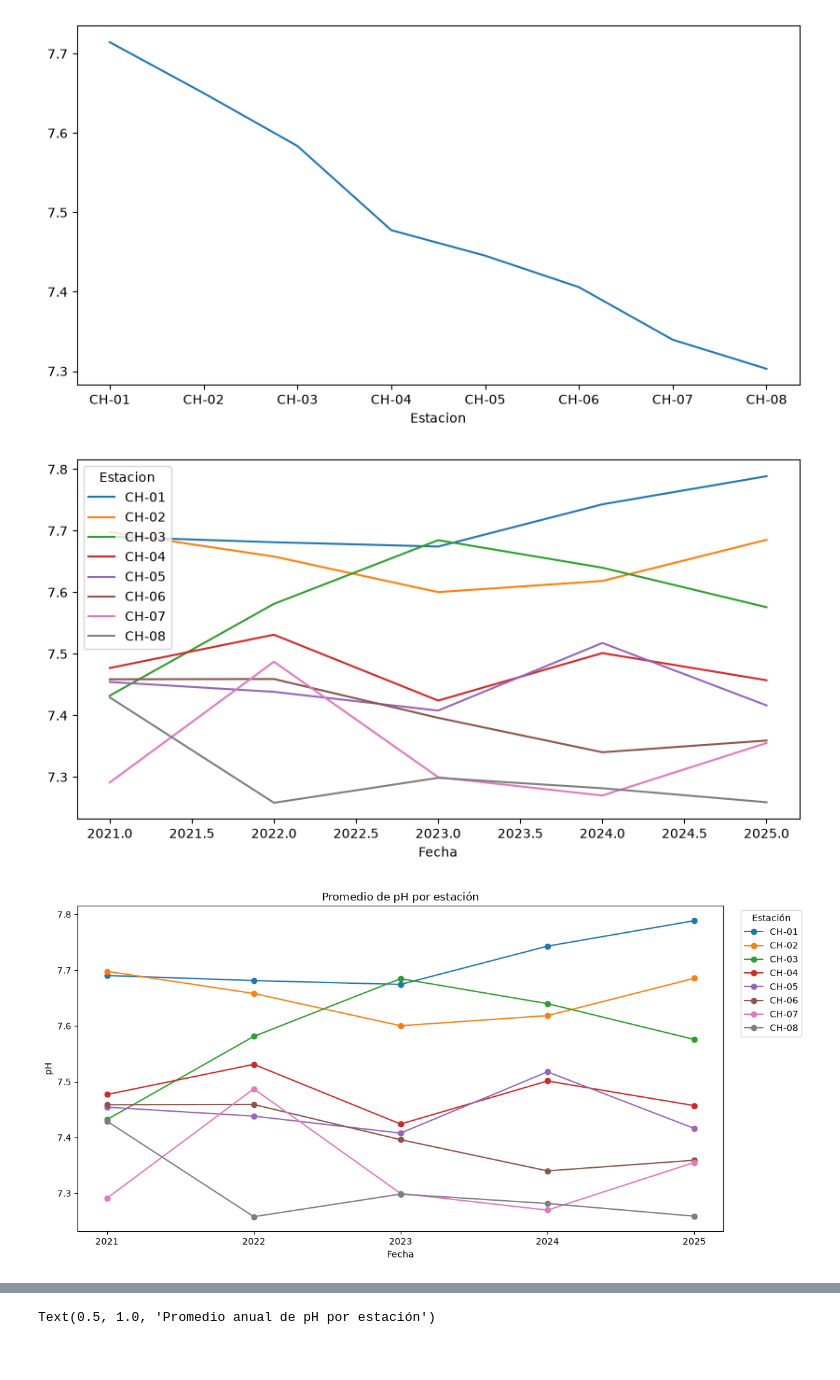
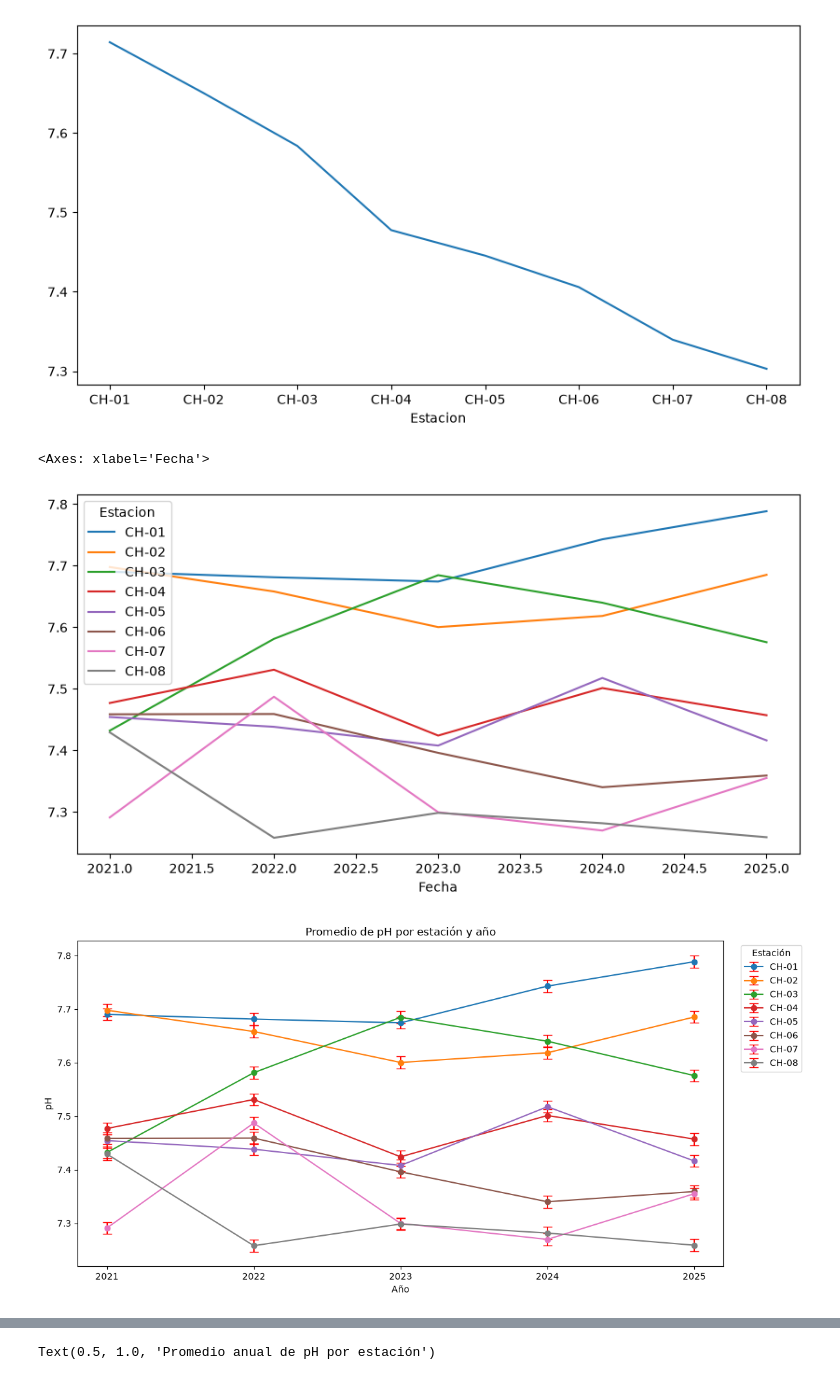
Before and after one commit to BramosV/DASHBOARDS, a Jupyter notebook: CALIDAD_AGUA/notebooks/data_agua.ipynb, the cells around one changed output, grey strips where cells are left out. Drawn from its saved outputs; the diff is of its cells as text; code cells hidden in the pictures.

```diff
--- a/CALIDAD_AGUA/notebooks/data_agua.ipynb
+++ b/CALIDAD_AGUA/notebooks/data_agua.ipynb
@@ -3,6 +3,7 @@ import pandas as pd
 # DEFINE LA RUTA
 ruta = r"C:\Users\brv_1\Documents\Programacion\PORTAFOLIOS\DASHBOARDS2\CALIDAD_AGUA\database\clean\Base_Calidad_Agua_Profesional_clean.xlsx"
 df = pd.read_excel(ruta)
+df = df.drop(['Latitud', 'Longitud'], axis=1)
 
 df.describe()
 # %% [output]
@@ -82,23 +80,26 @@ data = df.groupby('Estacion')['pH'].mean().plot(figsize=(10,5), layout='constrai
 # %% [output]
 [figure]
 # %%
-data = df.groupby([df['Fecha'].dt.year, 'Estacion'])['pH'].mean().unstack().plot(figsize=(10,5), layout='constrained')
+df.groupby([df['Fecha'].dt.year, 'Estacion'])['pH'].mean().unstack().plot(figsize=(10,5), layout='constrained')
 # %% [output]
+<Axes: xlabel='Fecha'>
 [figure]
 # %%
 #from matplotlib.ticker import MaxNLocator
 df['Fecha'] = pd.to_datetime(df['Fecha'])
+error_estandar = df['pH'].sem()
 ax = (df.groupby([df['Fecha'].dt.year,'Estacion'])['pH']
         .mean()
         .unstack()
-        .plot(figsize=(12,6), marker='o'))
+        .plot(figsize=(12,6), yerr = error_estandar, fmt='-o', capsize=5, ecolor='red', marker='o'))
 ax.xaxis.set_major_locator(MaxNLocator(integer=True))
-ax.set_title('Promedio de pH por estación')
-ax.set_xlabel('Fecha')
+ax.set_title('Promedio de pH por estación y año')
+ax.set_xlabel('Año')
 ax.set_ylabel('pH')
 ax.grid(False)
 plt.legend(title='Estación', bbox_to_anchor=(1.02,1), loc='upper left')
 plt.tight_layout()
+plt.savefig(r"C:\Users\brv_1\Documents\Programacion\PORTAFOLIOS\DASHBOARDS2\CALIDAD_AGUA\imagenes\plot_pH.png")
 plt.show()
 # %% [output]
-[figure, old version]
+[figure, new version]
```
Also changed, not shown: parts of 10 cells of this notebook, 4 other files.
